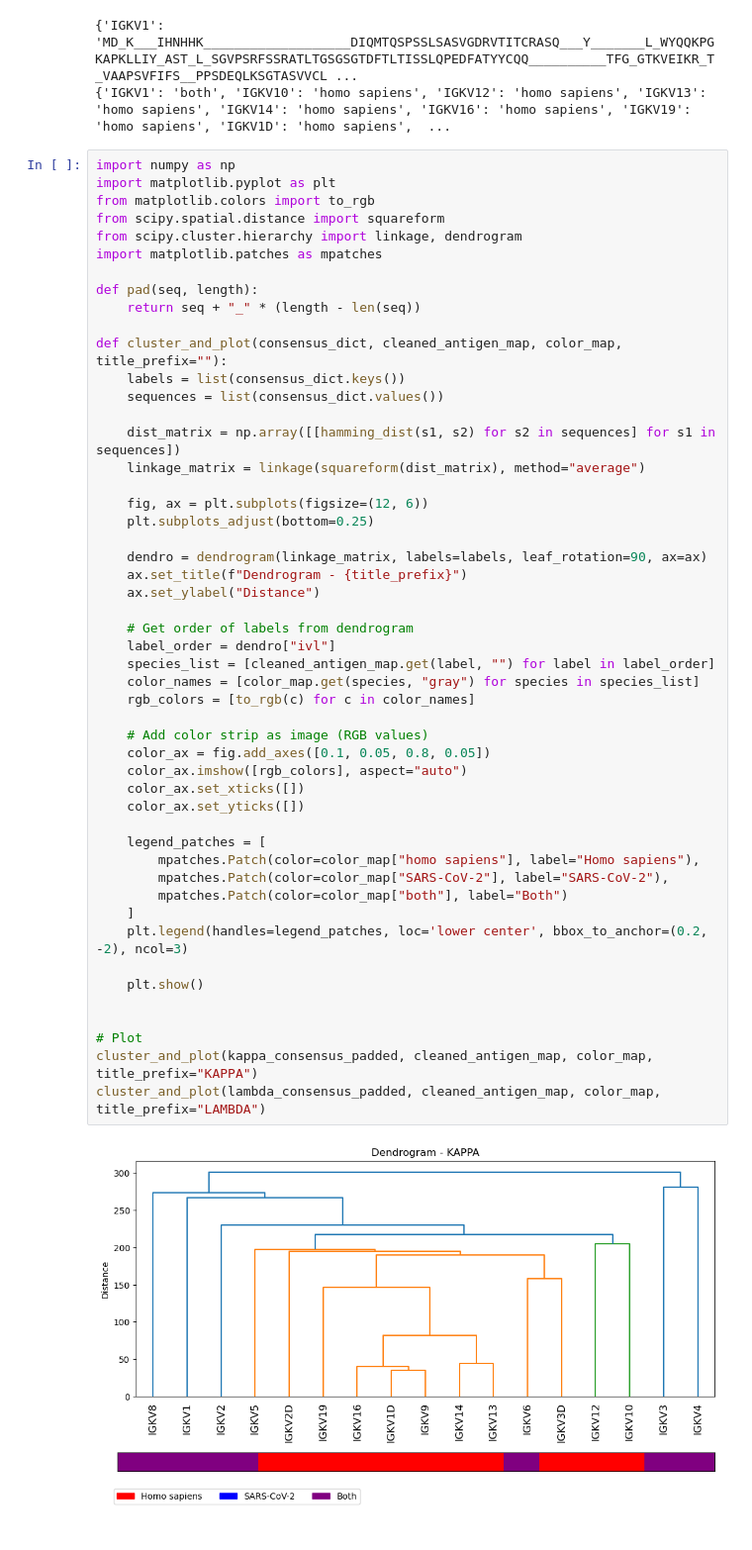
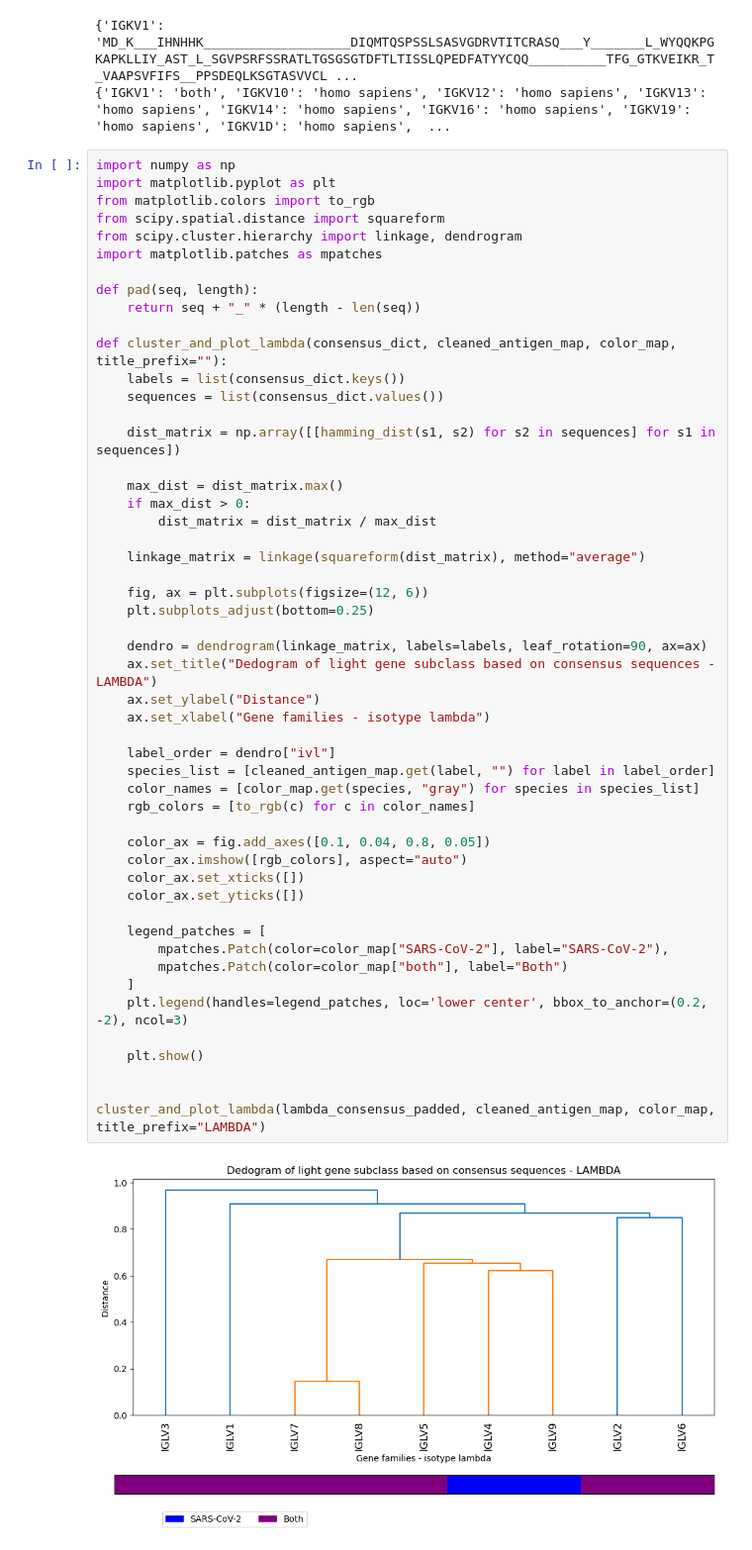
Before and after one commit to datascience-2025-group4/group04-team03, a Jupyter notebook: blasting/consensus_seq/light_results.ipynb, the cells around one changed output. Shown at 99% size. Saved outputs shown, nothing was run; the diff lists cells and outputs as text.

Commit message:
saving new results light chains

```diff
--- a/blasting/consensus_seq/light_results.ipynb
+++ b/blasting/consensus_seq/light_results.ipynb
@@ -34,44 +34,45 @@ import matplotlib.patches as mpatches
 def pad(seq, length):
     return seq + "_" * (length - len(seq))
 
-def cluster_and_plot(consensus_dict, cleaned_antigen_map, color_map, title_prefix=""):
+def cluster_and_plot_lambda(consensus_dict, cleaned_antigen_map, color_map, title_prefix=""):
     labels = list(consensus_dict.keys())
     sequences = list(consensus_dict.values())
 
     dist_matrix = np.array([[hamming_dist(s1, s2) for s2 in sequences] for s1 in sequences])
+
+    max_dist = dist_matrix.max()
+    if max_dist > 0:
+        dist_matrix = dist_matrix / max_dist
+
     linkage_matrix = linkage(squareform(dist_matrix), method="average")
 
     fig, ax = plt.subplots(figsize=(12, 6))
     plt.subplots_adjust(bottom=0.25)
 
     dendro = dendrogram(linkage_matrix, labels=labels, leaf_rotation=90, ax=ax)
-    ax.set_title(f"Dendrogram - {title_prefix}")
+    ax.set_title("Dedogram of light gene subclass based on consensus sequences - LAMBDA")
     ax.set_ylabel("Distance")
+    ax.set_xlabel("Gene families - isotype lambda")
 
-    # Get order of labels from dendrogram
     label_order = dendro["ivl"]
     species_list = [cleaned_antigen_map.get(label, "") for label in label_order]
     color_names = [color_map.get(species, "gray") for species in species_list]
     rgb_colors = [to_rgb(c) for c in color_names]
 
-    # Add color strip as image (RGB values)
-    color_ax = fig.add_axes([0.1, 0.05, 0.8, 0.05])
+    color_ax = fig.add_axes([0.1, 0.04, 0.8, 0.05])
     color_ax.imshow([rgb_colors], aspect="auto")
     color_ax.set_xticks([])
     color_ax.set_yticks([])
 
     legend_patches = [
-        mpatches.Patch(color=color_map["homo sapiens"], label="Homo sapiens"),
         mpatches.Patch(color=color_map["SARS-CoV-2"], label="SARS-CoV-2"),
         mpatches.Patch(color=color_map["both"], label="Both")
     ]
     plt.legend(handles=legend_patches, loc='lower center', bbox_to_anchor=(0.2, -2), ncol=3)
 
     plt.show()
 
 
-# Plot
-cluster_and_plot(kappa_consensus_padded, cleaned_antigen_map, color_map, title_prefix="KAPPA")
-cluster_and_plot(lambda_consensus_padded, cleaned_antigen_map, color_map, title_prefix="LAMBDA")
+cluster_and_plot_lambda(lambda_consensus_padded, cleaned_antigen_map, color_map, title_prefix="LAMBDA")
 # %% [output]
-[figure, old version]
+[figure, new version]
```
Also changed, not shown: parts of 2 cells of this notebook.
